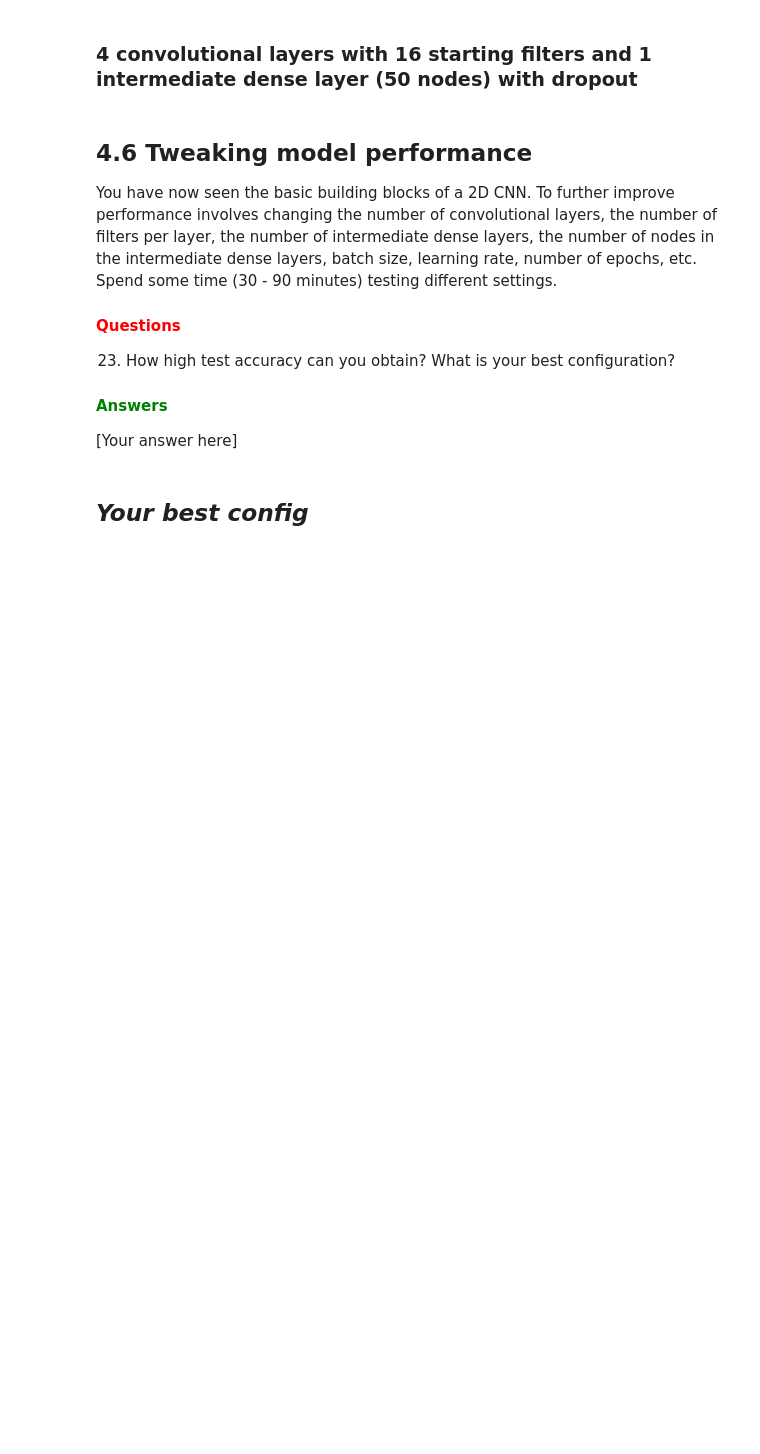
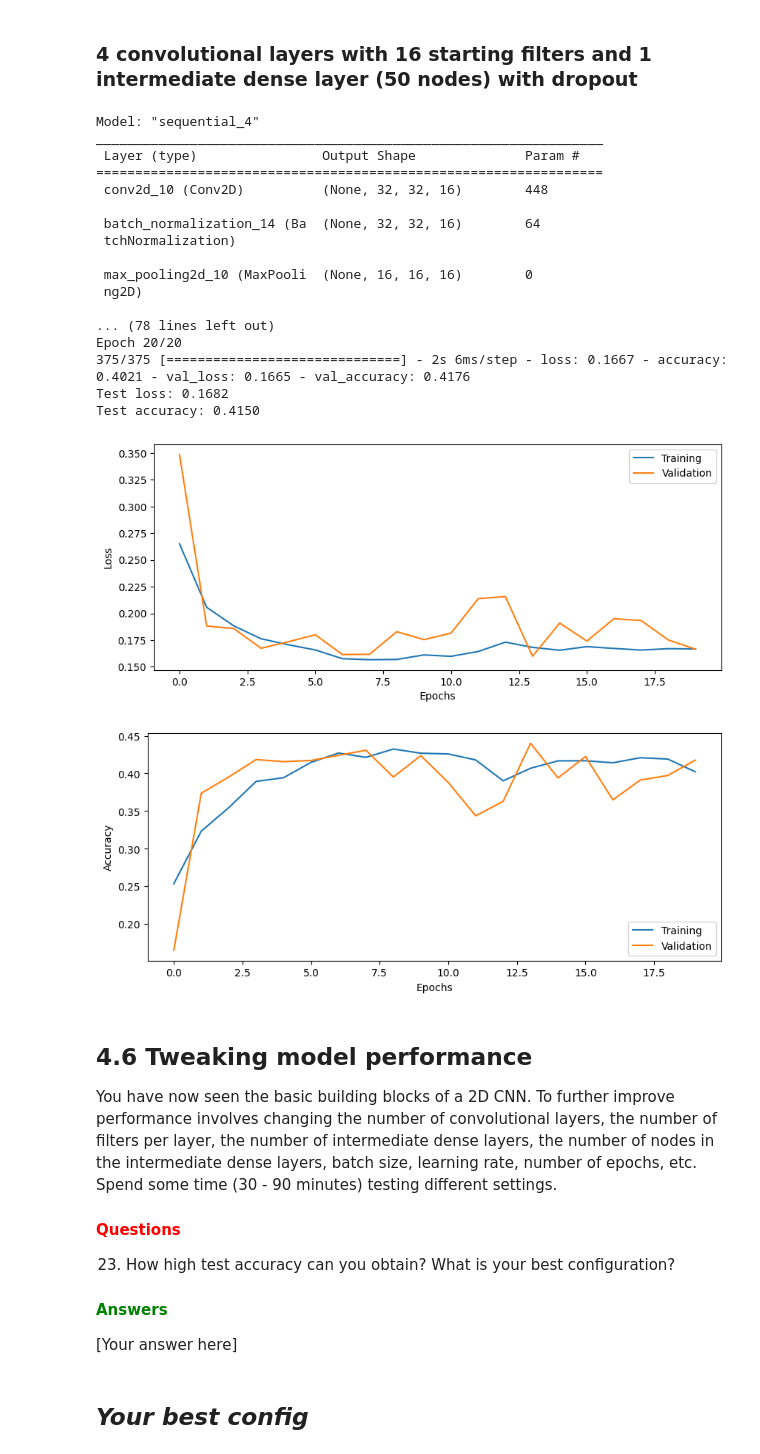
Before and after one commit to arreen/deeplearninglabs, a Jupyter notebook: 3_CNN/CNN_Lab.ipynb, the cells around one changed output. Cells and saved outputs as stored; diff of their text form; code cells hidden in the pictures; blank space fills up the shorter version.

```diff
--- a/3_CNN/CNN_Lab.ipynb
+++ b/3_CNN/CNN_Lab.ipynb
@@ -664,29 +708,51 @@ Add dropout regularization between each intermediate dense layer, with dropout p
 # %%
 # --------------------------------------------
 # === Your code here =========================
 # --------------------------------------------
 
-# Setup some training parameters
-batch_size = ???
-epochs = ???
-input_shape = ???
-learning_rate = ???
 
-# Build and train model
-model3 = ???
+batch_size = 20
+epochs = 20
+input_shape = Xtrain.shape[1:4]
+learning_rate = 0.01
+loss = CategoricalFocalCrossentropy(gamma = 5)
 
-# Train the model using training data and validation data
-history3 = ???
+# Build model
+model4 = build_CNN(input_shape, loss, n_conv_layers=4, n_filters=16, n_dense_layers=1, n_nodes=50, use_dropout=0.5, learning_rate=learning_rate,  act_fun = 'sigmoid',
+                optimizer ='Adam',
+                print_summary = True,
+                BN_order_experiment=False, kernel_size = (3,3))
 
-# Evaluate model on test data
-score = ???
+# Train the model  using training data and validation data
+history4 = model4.fit(Xtrain, Ytrain, epochs = epochs, batch_size = batch_size, validation_data = (Xval, Yval))
 
 # ============================================
-
+score = model4.evaluate(Xtest, Ytest, verbose=0)
 print('Test loss: %.4f' % score[0])
 print('Test accuracy: %.4f' % score[1])
 
-plot_results(history3)
+# Plot the history from the training run
+plot_results(history4)
+# %% [output]
+Model: "sequential_4"
+_________________________________________________________________
+ Layer (type)                Output Shape              Param #
+=================================================================
+ conv2d_10 (Conv2D)          (None, 32, 32, 16)        448
+
+ batch_normalization_14 (Ba  (None, 32, 32, 16)        64
+ tchNormalization)
+
+ max_pooling2d_10 (MaxPooli  (None, 16, 16, 16)        0
+ ng2D)
+
+... (78 lines left out)
+Epoch 20/20
+375/375 [==============================] - 2s 6ms/step - loss: 0.1667 - accuracy: 0.4021 - val_loss: 0.1665 - val_accuracy: 0.4176
+Test loss: 0.1682
+Test accuracy: 0.4150
+[figure, added]
+[figure, added]
 # %% [markdown]
 ##  4.6 Tweaking model performance
 
```
Also changed, not shown: parts of 21 cells of this notebook, 7 other files.
